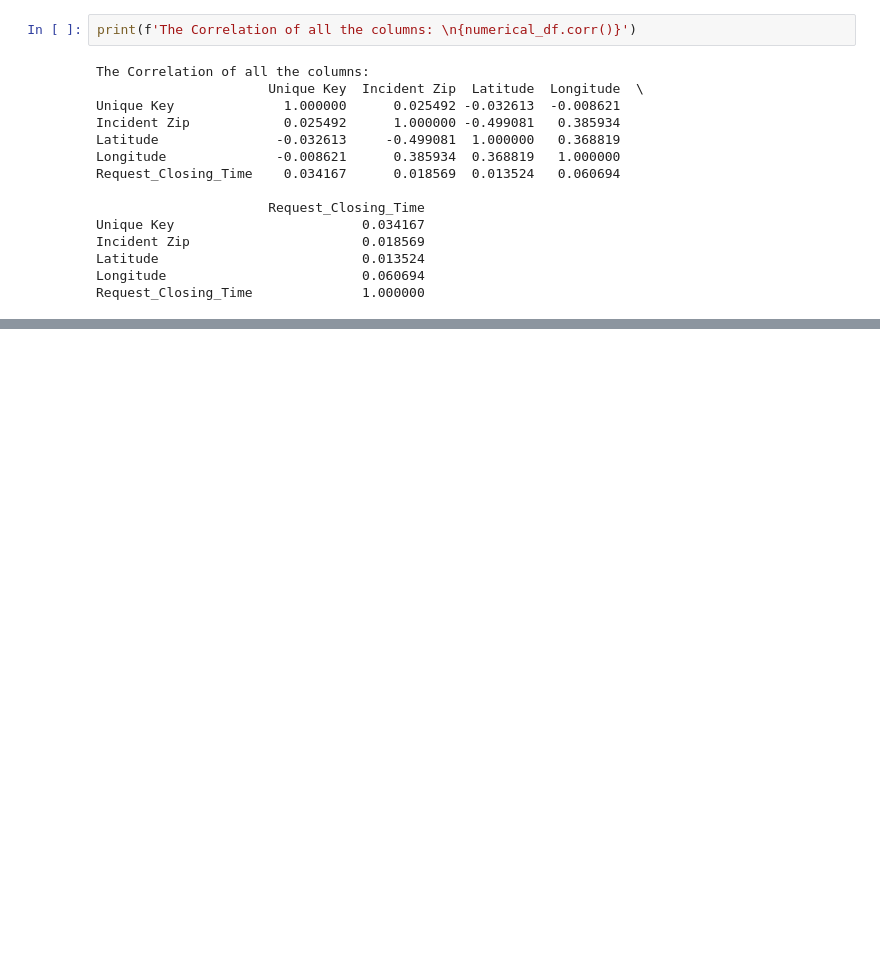
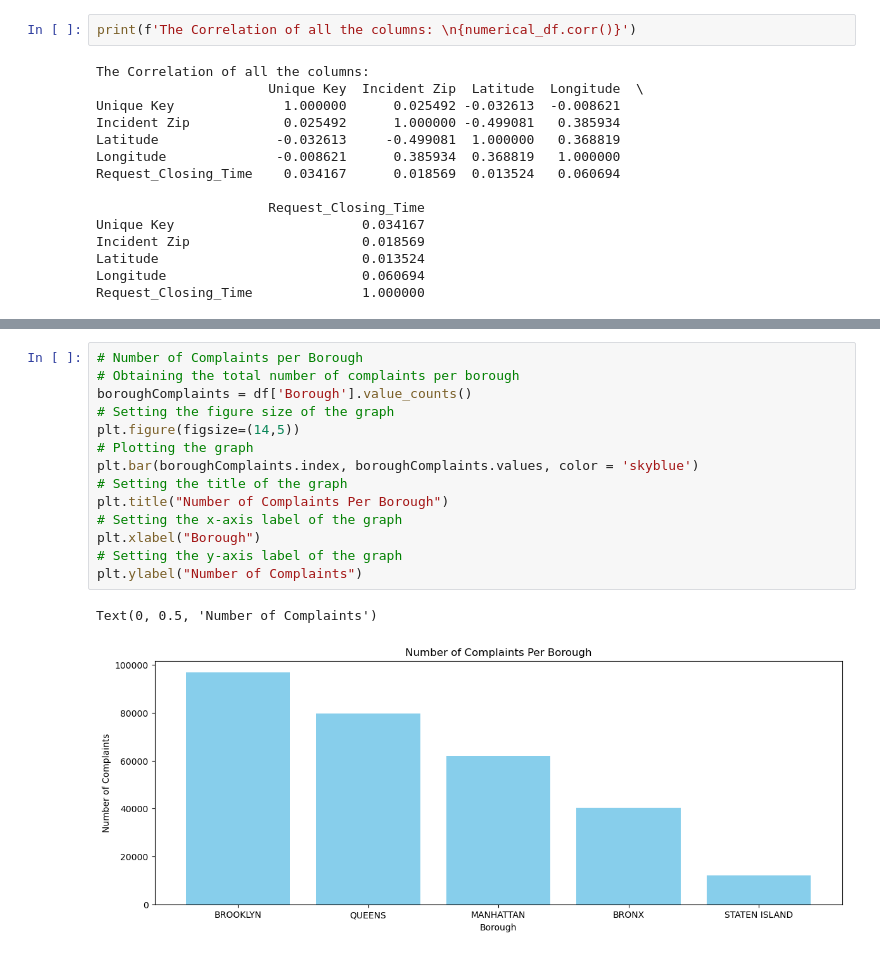
Before and after one commit to Rushavvv/DataScience, a Jupyter notebook: 23048581_RushavSthapit.ipynb, the cells around one changed output, grey strips where cells are left out. Drawn from its saved outputs; the diff is of its cells as text; blank space fills up the shorter version.

```diff
--- a/23048581_RushavSthapit.ipynb
+++ b/23048581_RushavSthapit.ipynb
@@ -235,0 +243,17 @@ Request_Closing_Time              1.000000
+# %%
+# Number of Complaints per Borough
+# Obtaining the total number of complaints per borough
+boroughComplaints = df['Borough'].value_counts()
+# Setting the figure size of the graph
+plt.figure(figsize=(14,5))
+# Plotting the graph
+plt.bar(boroughComplaints.index, boroughComplaints.values, color = 'skyblue')
+# Setting the title of the graph
+plt.title("Number of Complaints Per Borough")
+# Setting the x-axis label of the graph
+plt.xlabel("Borough")
+# Setting the y-axis label of the graph
+plt.ylabel("Number of Complaints")
+# %% [output]
+Text(0, 0.5, 'Number of Complaints')
+[figure, added]
```
Also changed, not shown: parts of 11 cells of this notebook, 3 other files.
